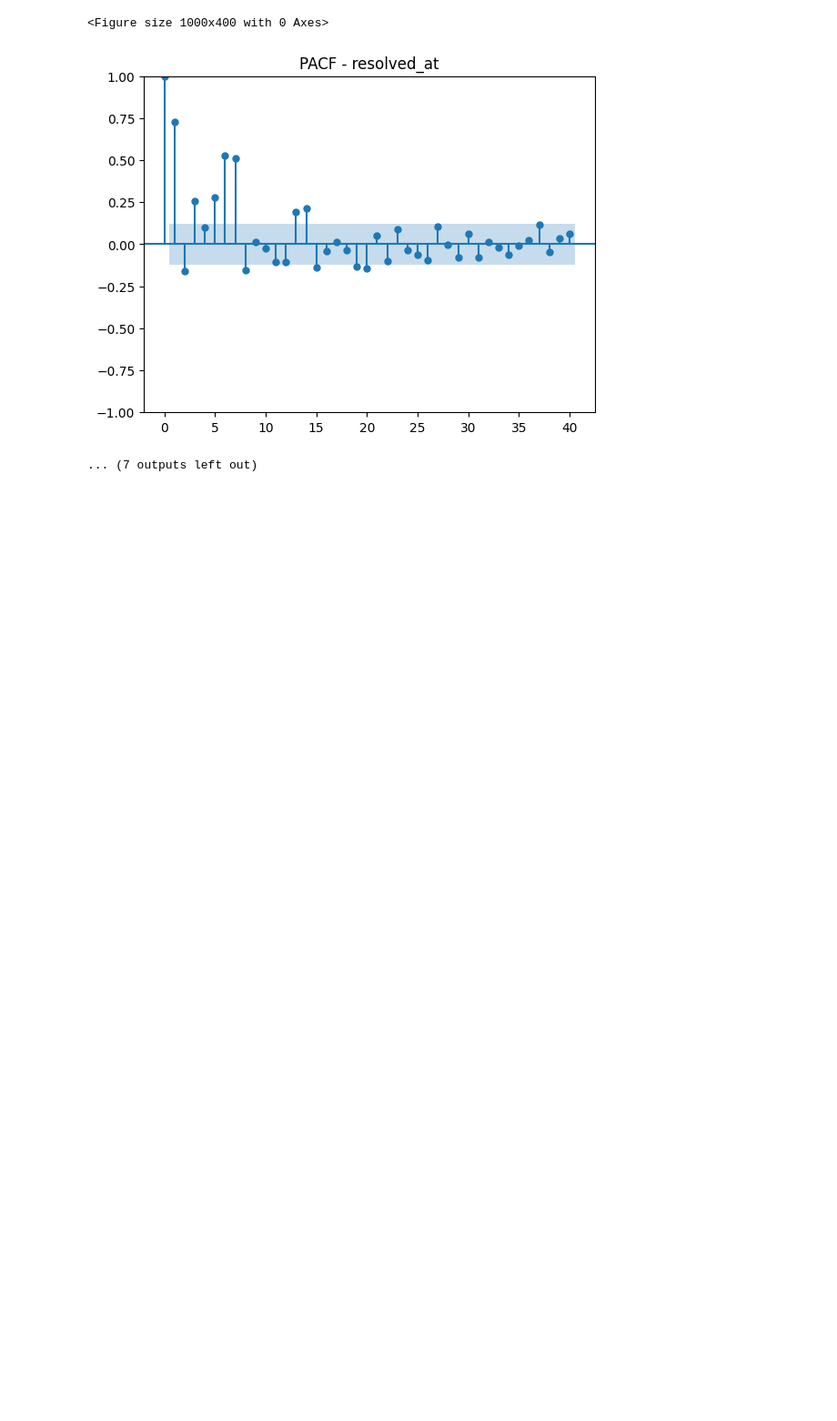
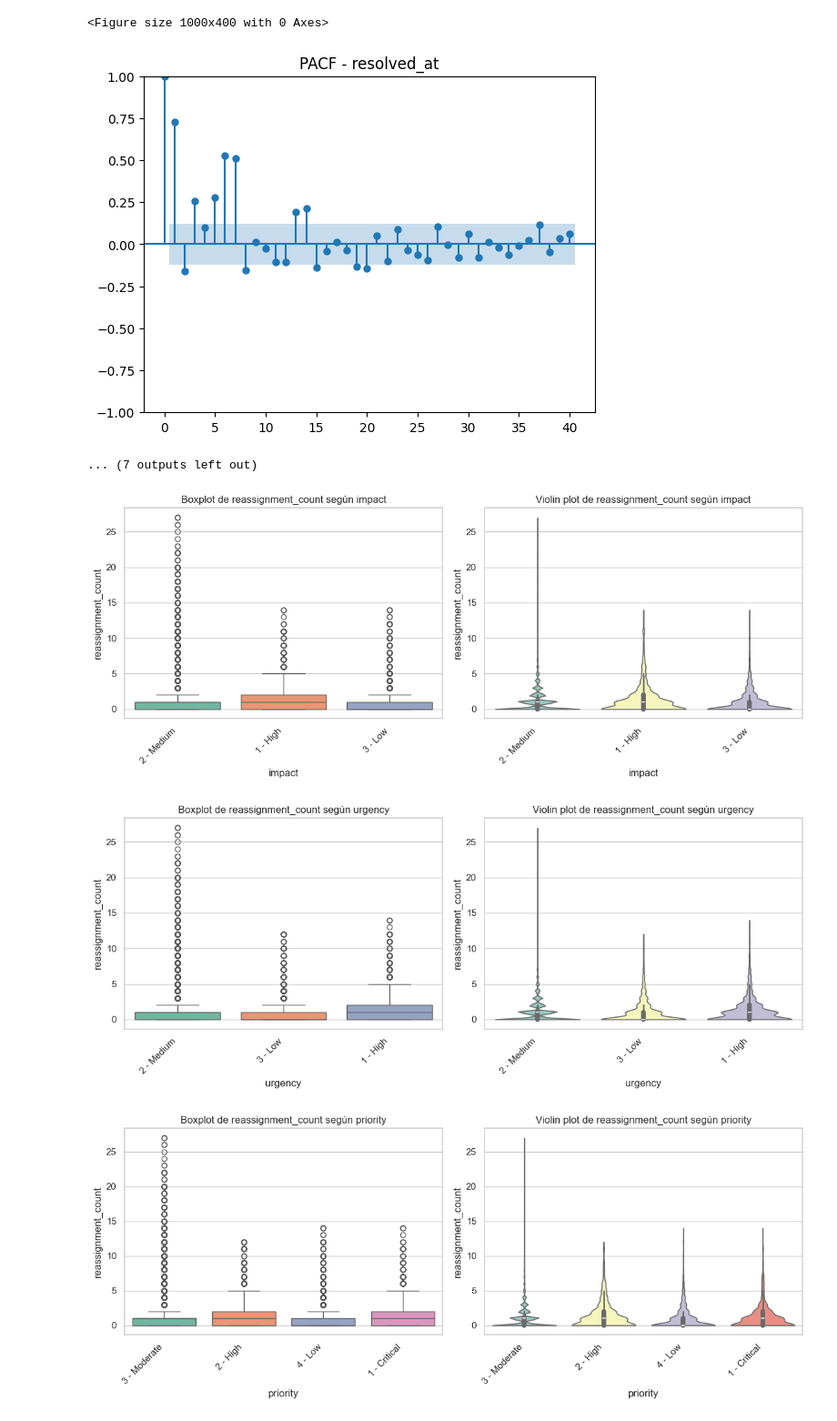
Before and after one commit to smelomunoz/Repo_Proyecto_1, a Jupyter notebook: Tarea_2/Exploracion_datos.ipynb, the cells around one changed output. Shown at 91% size. Drawn from its saved outputs; the diff is of its cells as text; code cells hidden in the pictures; blank space fills up the shorter version.

Commit message:
Análisis bivariado categóricas significativas vs reassigment_count

```diff
--- a/Tarea_2/Exploracion_datos.ipynb
+++ b/Tarea_2/Exploracion_datos.ipynb
@@ -458,3 +458,36 @@ Resumen:
 <Figure size 1000x400 with 0 Axes>
 [figure]
 ... (7 outputs left out)
+# %%
+import seaborn as sns
+import matplotlib.pyplot as plt
+
+# Variables numéricas y categóricas significativas
+num_vars = ["reassignment_count"]
+cat_vars = ["impact", "urgency", "priority", "contact_type"]
+
+# Ajustes generales de estilo
+sns.set(style="whitegrid")
+
+for num in num_vars:
+    for cat in cat_vars:
+        plt.figure(figsize=(12,5))
+
+        # Boxplot
+        plt.subplot(1,2,1)
+        sns.boxplot(x=cat, y=num, data=df, palette="Set2")
+        plt.title(f"Boxplot de {num} según {cat}")
+        plt.xticks(rotation=45, ha="right")
+
+        # Diagrama de violín
+        plt.subplot(1,2,2)
+        sns.violinplot(x=cat, y=num, data=df, palette="Set3", cut=0)
+        plt.title(f"Violin plot de {num} según {cat}")
+        plt.xticks(rotation=45, ha="right")
+
+        plt.tight_layout()
+        plt.show()
+# %% [output]
+[figure, added]
+[figure, added]
+[figure, added]
```
Also changed, not shown: parts of 1 cell of this notebook.
